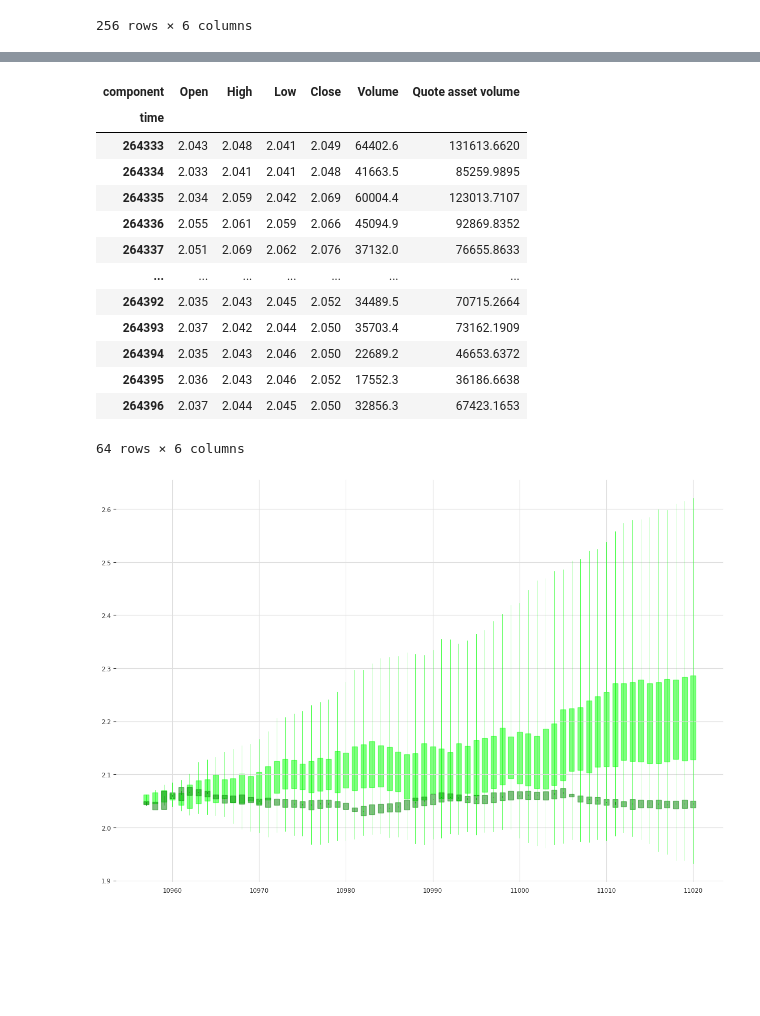
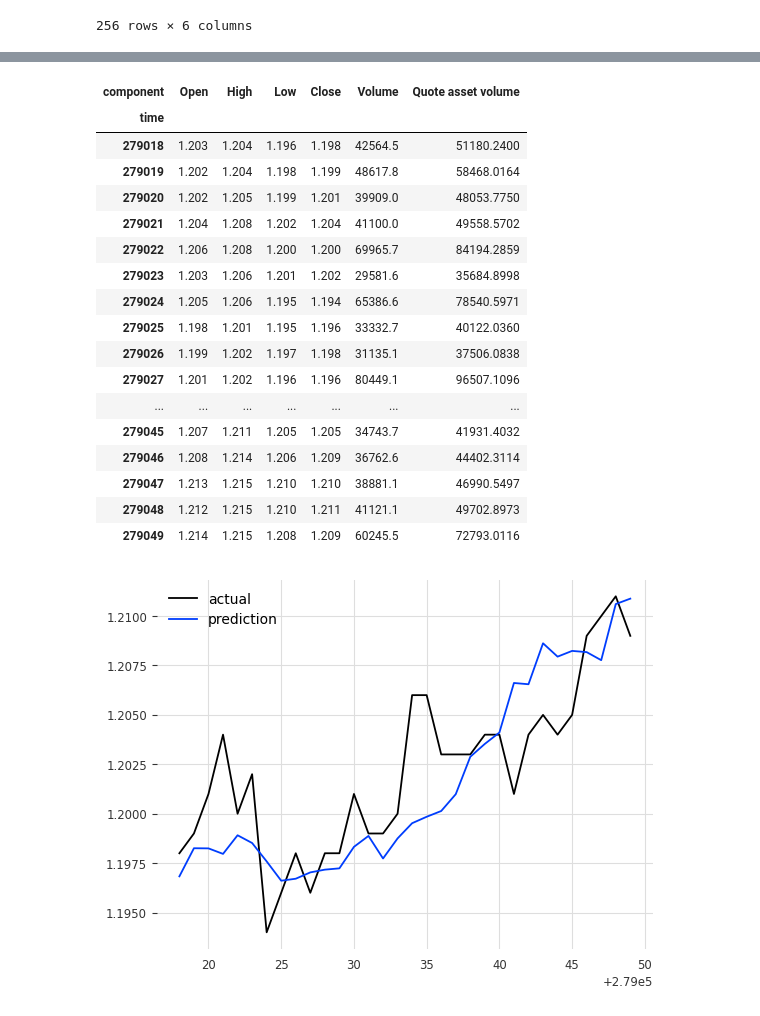
Before and after one commit to Klok-e/python-price-predict-experiment, a Jupyter notebook: price prediction_v3.ipynb, the cells around one changed output, grey strips where cells are left out. Saved outputs shown, nothing was run; the diff lists cells and outputs as text; code cells hidden in the pictures; blank space fills up the shorter version.

```diff
--- a/price prediction_v3.ipynb
+++ b/price prediction_v3.ipynb
@@ -168,6 +184,6 @@ RNNModel(model=LSTM, hidden_dim=32, n_rnn_layers=2, dropout=0.2, training_length
 # %%
 predict_X = target_train[-SEQUENCE_LENGTH:]
-pred: TimeSeries = my_model.predict(SEQUENCE_LENGTH, predict_X, num_samples=50)
+pred: TimeSeries = my_model.predict(PREDICTION_LENGTH, predict_X, num_samples=50)
 
 target_val["Close"].slice_intersect(pred["Close"]).plot(label="target")
 pred["Close"].plot(label="prediction")
@@ -213,49 +228,57 @@ inverted_pred
 # %%
 inverted_target = pipeline.inverse_transform(target_val).pd_dataframe()
 inverted_target[:] = inverse_diff(original_start, inverted_target)
-inverted_target = inverted_target[:SEQUENCE_LENGTH]
+inverted_target = inverted_target[:PREDICTION_LENGTH]
 inverted_target
 # %% [output]
 | component | Open | High | Low | Close | Volume | Quote asset volume |
 | time |  |  |  |  |  |  |
-| 264333 | 2.043 | 2.048 | 2.041 | 2.049 | 64402.6 | 131613.6620 |
-| 264334 | 2.033 | 2.041 | 2.041 | 2.048 | 41663.5 | 85259.9895 |
-| 264335 | 2.034 | 2.059 | 2.042 | 2.069 | 60004.4 | 123013.7107 |
-| 264336 | 2.055 | 2.061 | 2.059 | 2.066 | 45094.9 | 92869.8352 |
-| 264337 | 2.051 | 2.069 | 2.062 | 2.076 | 37132.0 | 76655.8633 |
+| 279018 | 1.203 | 1.204 | 1.196 | 1.198 | 42564.5 | 51180.2400 |
+| 279019 | 1.202 | 1.204 | 1.198 | 1.199 | 48617.8 | 58468.0164 |
+| 279020 | 1.202 | 1.205 | 1.199 | 1.201 | 39909.0 | 48053.7750 |
+| 279021 | 1.204 | 1.208 | 1.202 | 1.204 | 41100.0 | 49558.5702 |
+| 279022 | 1.206 | 1.208 | 1.200 | 1.200 | 69965.7 | 84194.2859 |
+| 279023 | 1.203 | 1.206 | 1.201 | 1.202 | 29581.6 | 35684.8998 |
+| 279024 | 1.205 | 1.206 | 1.195 | 1.194 | 65386.6 | 78540.5971 |
+| 279025 | 1.198 | 1.201 | 1.195 | 1.196 | 33332.7 | 40122.0360 |
+| 279026 | 1.199 | 1.202 | 1.197 | 1.198 | 31135.1 | 37506.0838 |
+| 279027 | 1.201 | 1.202 | 1.196 | 1.196 | 80449.1 | 96507.1096 |
 | ... | ... | ... | ... | ... | ... | ... |
-| 264392 | 2.035 | 2.043 | 2.045 | 2.052 | 34489.5 | 70715.2664 |
-| 264393 | 2.037 | 2.042 | 2.044 | 2.050 | 35703.4 | 73162.1909 |
-| 264394 | 2.035 | 2.043 | 2.046 | 2.050 | 22689.2 | 46653.6372 |
-| 264395 | 2.036 | 2.043 | 2.046 | 2.052 | 17552.3 | 36186.6638 |
-| 264396 | 2.037 | 2.044 | 2.045 | 2.050 | 32856.3 | 67423.1653 |
+| 279045 | 1.207 | 1.211 | 1.205 | 1.205 | 34743.7 | 41931.4032 |
+| 279046 | 1.208 | 1.214 | 1.206 | 1.209 | 36762.6 | 44402.3114 |
+| 279047 | 1.213 | 1.215 | 1.210 | 1.210 | 38881.1 | 46990.5497 |
+| 279048 | 1.212 | 1.215 | 1.210 | 1.211 | 41121.1 | 49702.8973 |
+| 279049 | 1.214 | 1.215 | 1.208 | 1.209 | 60245.5 | 72793.0116 |
-64 rows × 6 columns
 # %%
 from mplfinance.original_flavor import candlestick_ohlc
 import matplotlib.dates as mdates
 import matplotlib.pyplot as plt
 
 # Create a DataFrame from the 'candlesticks' array
 columns = ["Open", "High", "Low", "Close", "Volume", "Quote asset volume"]
 candlesticks_df = pd.DataFrame(inverted_target, columns=columns)
 candlesticks_pred_df = pd.DataFrame(inverted_pred, columns=columns)
 
+plt.plot(candlesticks_df["Close"], label="actual")
+plt.plot(candlesticks_pred_df["Close"], label="prediction")
+plt.legend()
+
 # Adding a fake date index (mplfinance needs this)
-candlesticks_df['Date'] = pd.date_range(start='1/1/2000', periods=candlesticks_df.shape[0])
-candlesticks_df['Date'] = candlesticks_df['Date'].apply(mdates.date2num)
-candlesticks_pred_df['Date'] = pd.date_range(start='1/1/2000', periods=candlesticks_pred_df.shape[0])
-candlesticks_pred_df['Date'] = candlesticks_pred_df['Date'].apply(mdates.date2num)
-
-# Reordering columns to fit mplfinance requirements
-candlesticks_df = candlesticks_df[['Date', 'Open', 'High', 'Low', 'Close', 'Volume']]
-candlesticks_pred_df = candlesticks_pred_df[['Date', 'Open', 'High', 'Low', 'Close', 'Volume']]
+# candlesticks_df['Date'] = pd.date_range(start='1/1/2000', periods=candlesticks_df.shape[0])
+# candlesticks_df['Date'] = candlesticks_df['Date'].apply(mdates.date2num)
+# candlesticks_pred_df['Date'] = pd.date_range(start='1/1/2000', periods=candlesticks_pred_df.shape[0])
+# candlesticks_pred_df['Date'] = candlesticks_pred_df['Date'].apply(mdates.date2num)
+#
+# # Reordering columns to fit mplfinance requirements
+# candlesticks_df = candlesticks_df[['Date', 'Open', 'High', 'Low', 'Close', 'Volume']]
+# candlesticks_pred_df = candlesticks_pred_df[['Date', 'Open', 'High', 'Low', 'Close', 'Volume']]
 
 # Plotting
-fig, ax = plt.subplots(figsize=(15, 10))
+# fig, ax = plt.subplots(figsize=(15, 10))
 
-candlestick_ohlc(ax, candlesticks_pred_df.values, width=0.6, colorup='lime', colordown='magenta', alpha=0.5)
-candlestick_ohlc(ax, candlesticks_df.values, width=0.6, colorup='g', colordown='r', alpha=0.5)
+# candlestick_ohlc(ax, candlesticks_pred_df.values, width=0.6, colorup='lime', colordown='magenta', alpha=0.5)
+# candlestick_ohlc(ax, candlesticks_df.values, width=0.6, colorup='g', colordown='r', alpha=0.5)
 
 plt.show()
 # %% [output]
-[figure, old version]
+[figure, new version]
```
Also changed, not shown: parts of 6 cells of this notebook, 1 other file.
